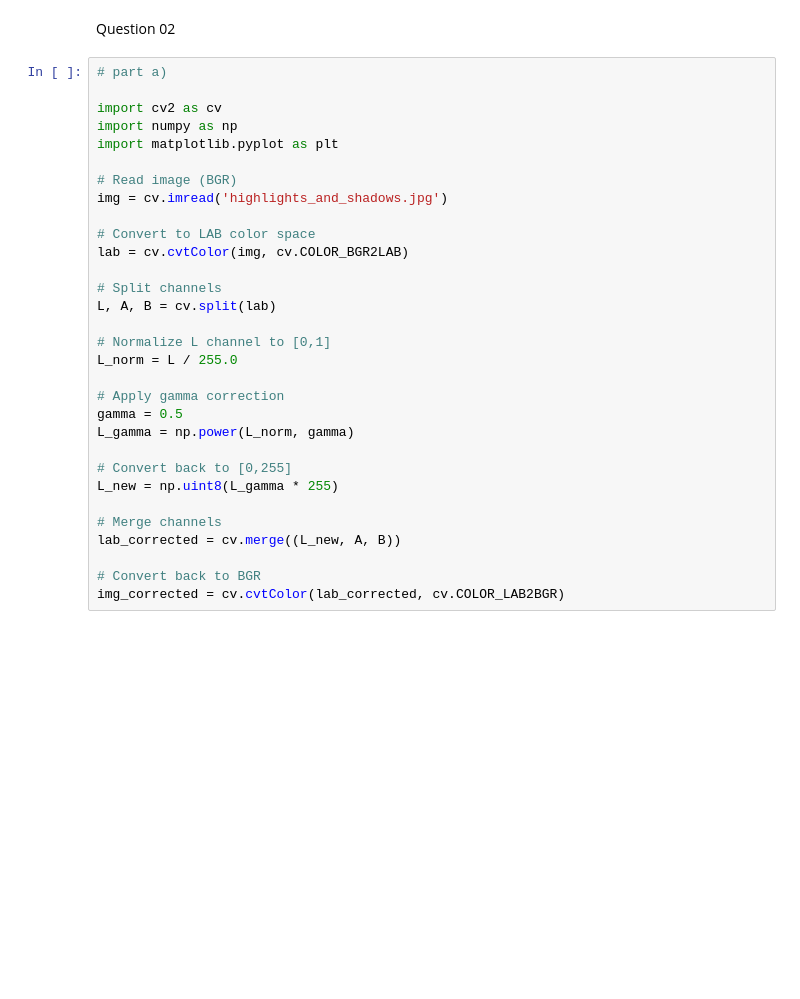
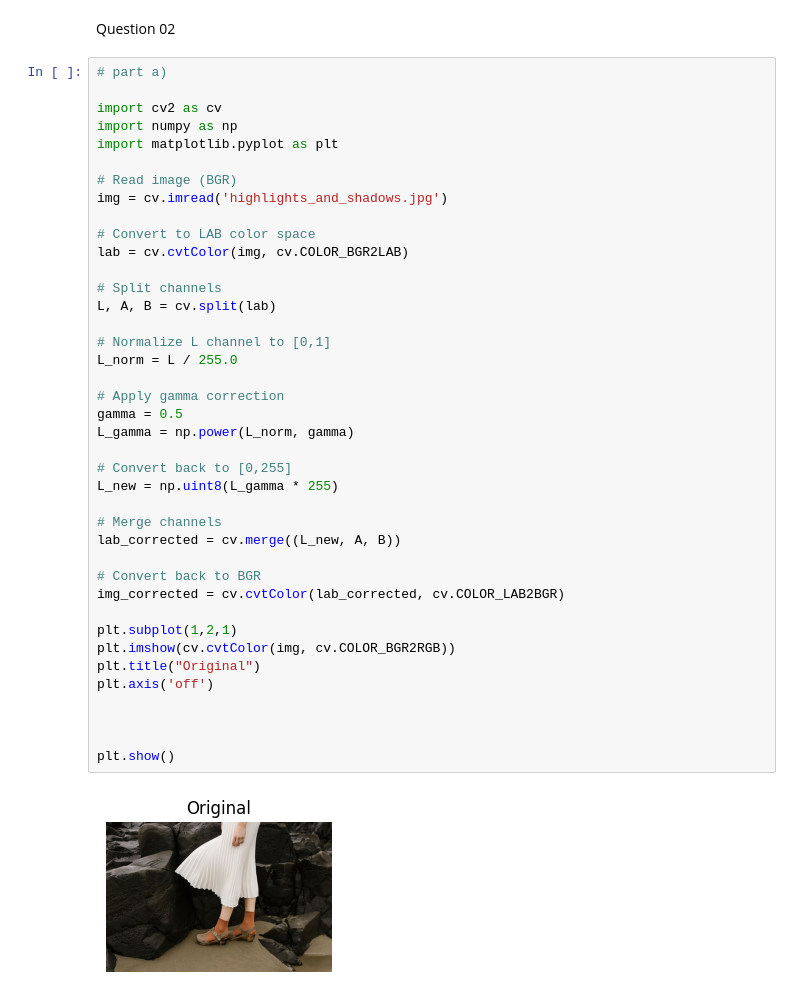
Before and after one commit to Hela327/ComputerVision, a Jupyter notebook: question02.ipynb, the cells around one changed output. Saved outputs shown, nothing was run; the diff lists cells and outputs as text; blank space fills up the shorter version.

```diff
--- a/question02.ipynb
+++ b/question02.ipynb
@@ -4,30 +4,41 @@ Question 02
 # part a)
 
 import cv2 as cv
 import numpy as np
 import matplotlib.pyplot as plt
 
 # Read image (BGR)
 img = cv.imread('highlights_and_shadows.jpg')
 
 # Convert to LAB color space
 lab = cv.cvtColor(img, cv.COLOR_BGR2LAB)
 
 # Split channels
 L, A, B = cv.split(lab)
 
 # Normalize L channel to [0,1]
 L_norm = L / 255.0
 
 # Apply gamma correction
 gamma = 0.5
 L_gamma = np.power(L_norm, gamma)
 
 # Convert back to [0,255]
 L_new = np.uint8(L_gamma * 255)
 
 # Merge channels
 lab_corrected = cv.merge((L_new, A, B))
 
 # Convert back to BGR
 img_corrected = cv.cvtColor(lab_corrected, cv.COLOR_LAB2BGR)
+
+plt.subplot(1,2,1)
+plt.imshow(cv.cvtColor(img, cv.COLOR_BGR2RGB))
+plt.title("Original")
+plt.axis('off')
+
+
+
+plt.show()
+# %% [output]
+[figure, added]
```
Also changed, not shown: parts of 3 cells of this notebook, 2 other files.
